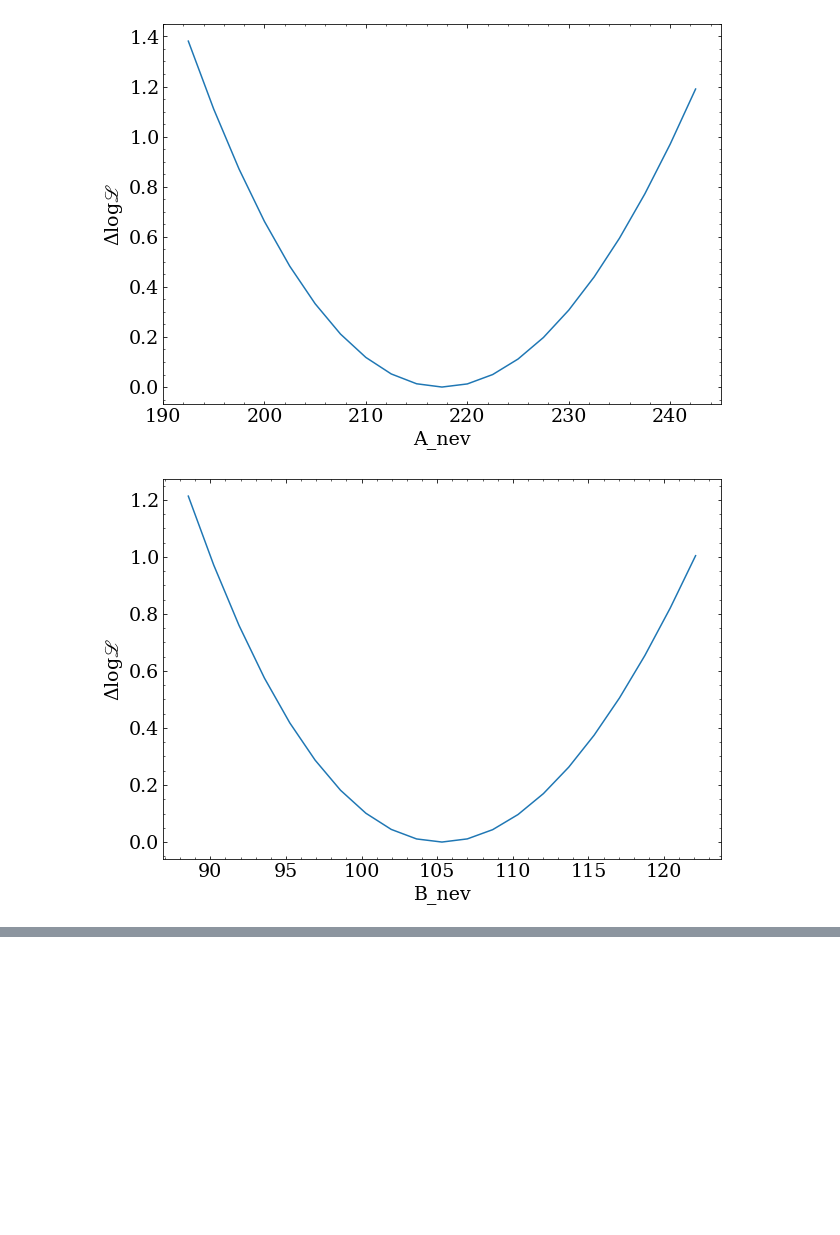
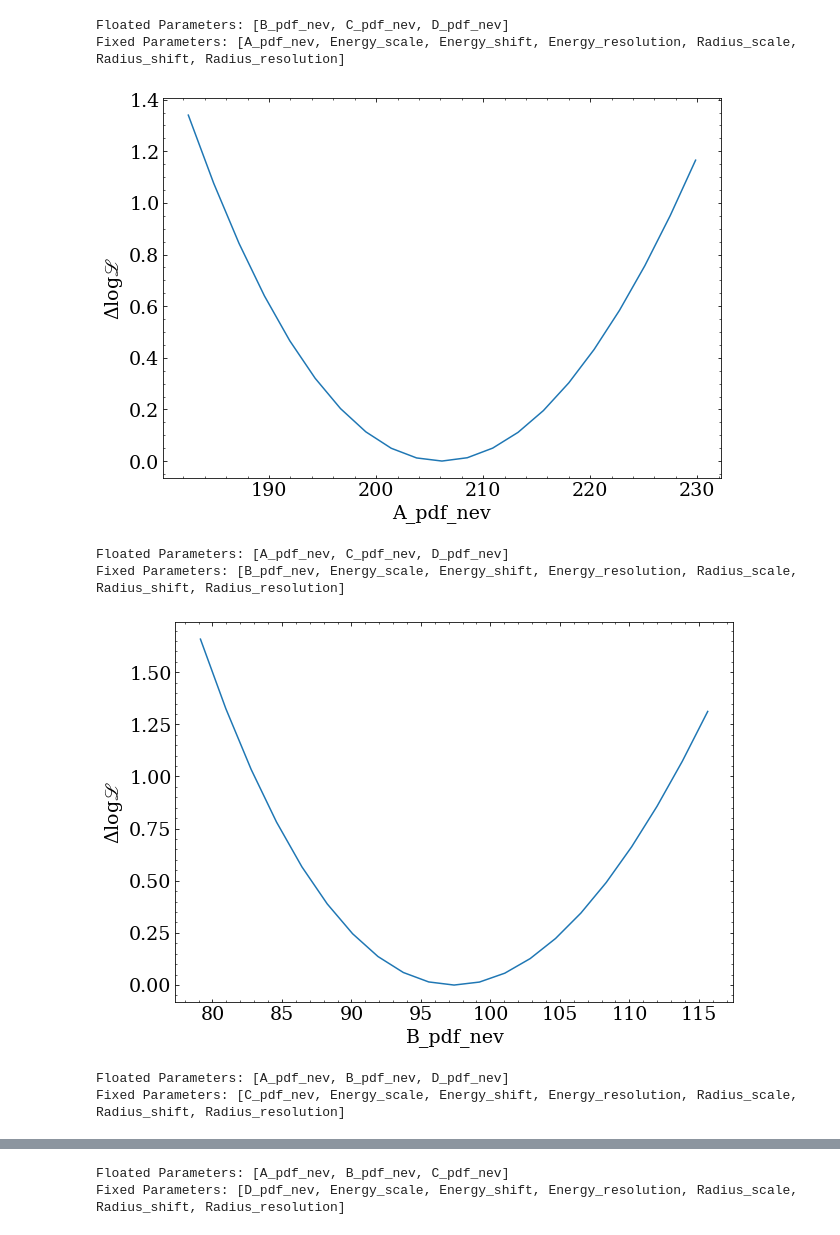
Before and after one commit to BenLand100/kdfit, a Jupyter notebook: FakeAnalysis.ipynb, the cells around one changed output, grey strips where cells are left out. Cells and saved outputs as stored; diff of their text form; code cells hidden in the pictures; blank space fills up the shorter version.

Commit message:
Add data reader framework as a Calculation.
Signal and Observables now have parameters that can be linked to a data
readers. System will now only calculate Calculations that changed.

```diff
--- a/FakeAnalysis.ipynb
+++ b/FakeAnalysis.ipynb
@@ -55,7 +56,7 @@ a = Analysis()
 obs = a.add_observables('Scint_Phase')
 e_scale,e_shift,e_res = obs.add_dimension('Energy',0,0,10)
 r_scale,r_shift,r_res = obs.add_dimension('Radius',1,0,10)
-A_sig = obs.add_signal('A')
-B_sig = obs.add_signal('B')
-C_sig = obs.add_signal('C')
-D_sig = obs.add_signal('D')
+A_sig = obs.add_signal('A_pdf')
+B_sig = obs.add_signal('B_pdf')
+C_sig = obs.add_signal('C_pdf')
+D_sig = obs.add_signal('D_pdf')
@@ -67,5 +63,6 @@ D_sig.nev_param.value = 50
 # %%
-mc_files = dict(Scint_Phase=dict(A=glob('data/A_*.npy'),
-                                B=glob('data/B_*.npy'),
-                                C=glob('data/C_*.npy'),
-                                D=glob('data/D_*.npy')))
+mc_files = dict(Scint_Phase=dict(A_pdf=NPYData('A_mc_loader',glob('data/A_*.npy'),indexes=[0,1]),
+                                B_pdf=NPYData('B_mc_loader',glob('data/B_*.npy'),indexes=[0,1]),
+                                C_pdf=NPYData('C_mc_loader',glob('data/C_*.npy'),indexes=[0,1]),
+                                D_pdf=NPYData('D_mc_loader',glob('data/D_*.npy'),indexes=[0,1])))
+a.load_mc(mc_files)
@@ -73,0 +69,2 @@ mc_files = dict(Scint_Phase=dict(A=glob('data/A_*.npy'),
+# %%
+a.load_data(dict(Scint_Phase=NPYData('data_loader',['data/raw_data_0.npy'],indexes=[0,1])))
@@ -145,5 +190,3 @@ rough int 0.23635658155716407
-# %%
-a.load_data(dict(Scint_Phase=['data/raw_data_0.npy']))
 # %%
 Xv,Yv = np.linspace(obs.lows[0],obs.highs[0],50),np.linspace(obs.lows[1],obs.highs[1],50)
 X,Y = np.meshgrid(Xv,Yv)
@@ -213,31 +228,37 @@ print(m)
 # %%
 for _p,_v in m.params.items():
     _p.value = _v
-    _p.constant = False
+    _p.fixed = False
 for p,v in m.params.items():
-    p.constant = True
-    a.create_likelihood()
+    p.fixed = True
+    a.update_likelihood(verbose=True)
     for step in np.logspace(-2,5,100):
         p.value = v*(1-step)
         if a() - m.fun < 1:
             continue
         p.value = v*(1+step)
         if a() - m.fun < 1:
             continue
         break
     X = np.linspace(v*(1-step),v*(1+step),21)
     Y = []
     for x in X:
         p.value = x
         nll = a() - m.fun
         Y.append(nll)
-    p.constant = False
+    p.fixed = False
     p.value = v
     plt.plot(X,Y)
     plt.xlabel(p.name)
     plt.ylabel(r'$\Delta$log$\scrL$')
     plt.show()
     plt.close()
 # %% [output]
+Floated Parameters: [B_pdf_nev, C_pdf_nev, D_pdf_nev]
+Fixed Parameters: [A_pdf_nev, Energy_scale, Energy_shift, Energy_resolution, Radius_scale, Radius_shift, Radius_resolution]
-[figure, old version]
+[figure, new version]
+Floated Parameters: [A_pdf_nev, C_pdf_nev, D_pdf_nev]
+Fixed Parameters: [B_pdf_nev, Energy_scale, Energy_shift, Energy_resolution, Radius_scale, Radius_shift, Radius_resolution]
-[figure, old version]
+[figure, new version]
+Floated Parameters: [A_pdf_nev, B_pdf_nev, D_pdf_nev]
+Fixed Parameters: [C_pdf_nev, Energy_scale, Energy_shift, Energy_resolution, Radius_scale, Radius_shift, Radius_resolution]
@@ -244,0 +266,2 @@ for p,v in m.params.items():
+Floated Parameters: [A_pdf_nev, B_pdf_nev, C_pdf_nev]
+Fixed Parameters: [D_pdf_nev, Energy_scale, Energy_shift, Energy_resolution, Radius_scale, Radius_shift, Radius_resolution]
```
Also changed, not shown: parts of 20 cells of this notebook, 6 other files.
